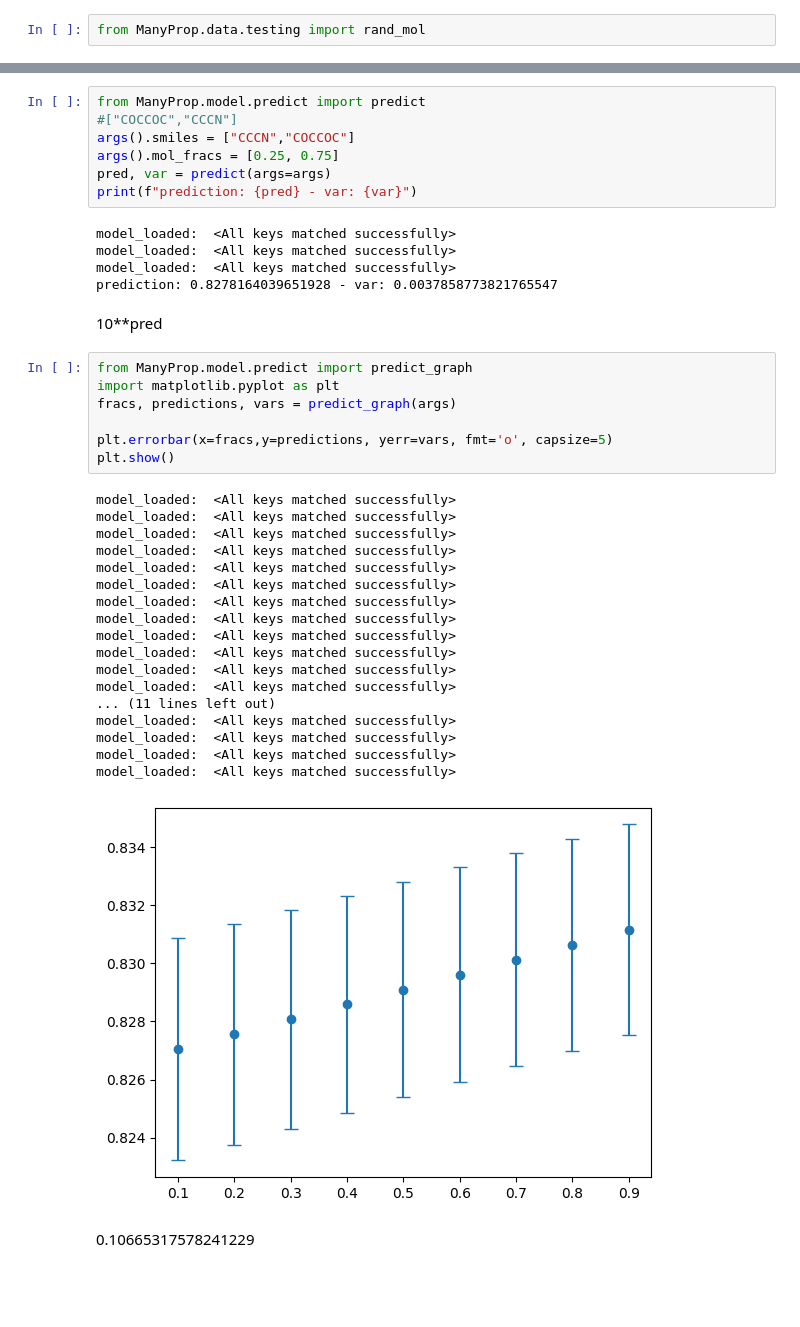
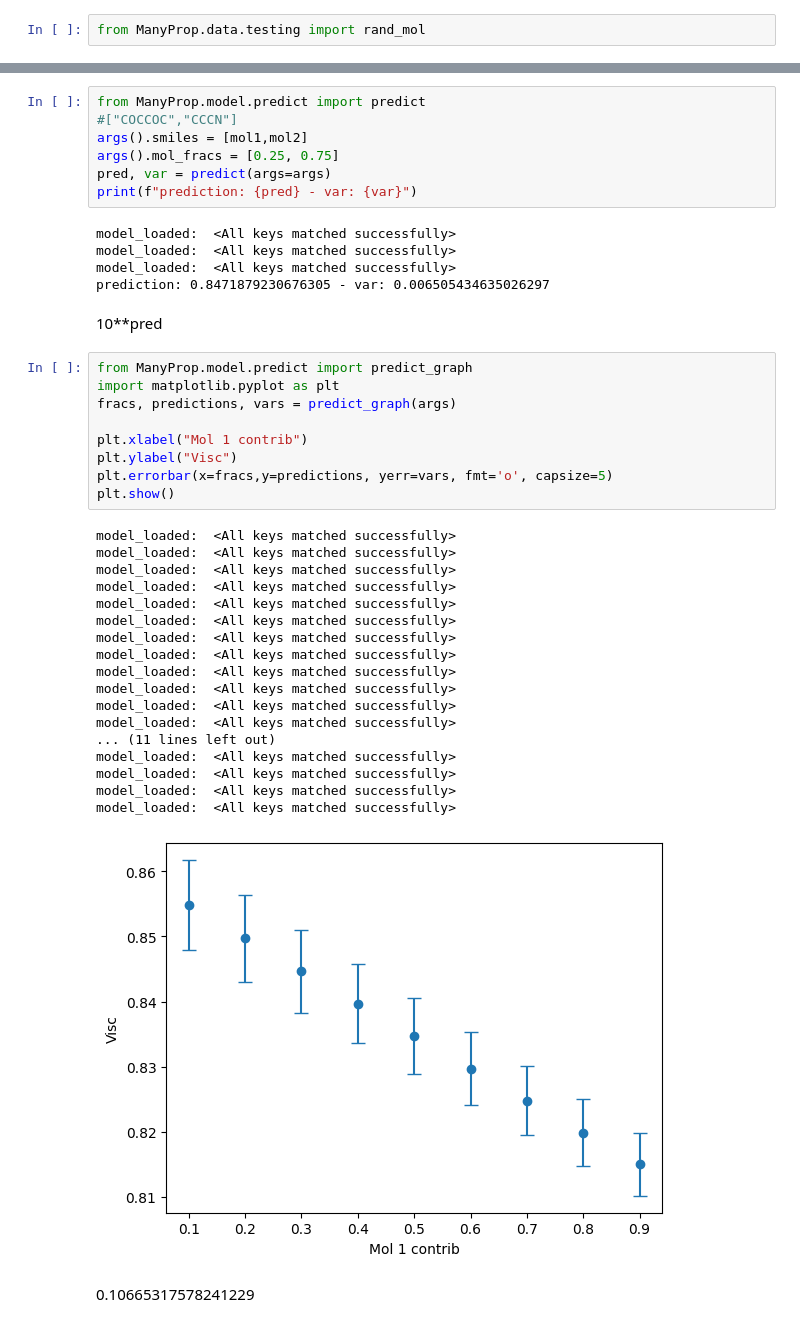
Before and after one commit to Arrowshark1/ManyProp, a Jupyter notebook: testing.ipynb, the cells around one changed output, grey strips where cells are left out. Saved outputs shown, nothing was run; the diff lists cells and outputs as text; blank space fills up the shorter version.

```diff
--- a/testing.ipynb
+++ b/testing.ipynb
@@ -125,7 +256,7 @@ from ManyProp.data.testing import rand_mol
 # %%
 from ManyProp.model.predict import predict
 #["COCCOC","CCCN"]
-args().smiles = ["CCCN","COCCOC"]
+args().smiles = [mol1,mol2]
 args().mol_fracs = [0.25, 0.75]
 pred, var = predict(args=args)
 print(f"prediction: {pred} - var: {var}")
@@ -133,35 +264,37 @@ print(f"prediction: {pred} - var: {var}")
 model_loaded:  <All keys matched successfully>
 model_loaded:  <All keys matched successfully>
 model_loaded:  <All keys matched successfully>
-prediction: 0.8278164039651928 - var: 0.0037858773821765547
+prediction: 0.8471879230676305 - var: 0.006505434635026297
 # %% [markdown]
 10**pred
 # %%
 from ManyProp.model.predict import predict_graph
 import matplotlib.pyplot as plt
 fracs, predictions, vars = predict_graph(args)
 
+plt.xlabel("Mol 1 contrib")
+plt.ylabel("Visc")
 plt.errorbar(x=fracs,y=predictions, yerr=vars, fmt='o', capsize=5)
 plt.show()
 # %% [output]
 model_loaded:  <All keys matched successfully>
 model_loaded:  <All keys matched successfully>
 model_loaded:  <All keys matched successfully>
 model_loaded:  <All keys matched successfully>
 model_loaded:  <All keys matched successfully>
 model_loaded:  <All keys matched successfully>
 model_loaded:  <All keys matched successfully>
 model_loaded:  <All keys matched successfully>
 model_loaded:  <All keys matched successfully>
 model_loaded:  <All keys matched successfully>
 model_loaded:  <All keys matched successfully>
 model_loaded:  <All keys matched successfully>
 ... (11 lines left out)
 model_loaded:  <All keys matched successfully>
 model_loaded:  <All keys matched successfully>
 model_loaded:  <All keys matched successfully>
 model_loaded:  <All keys matched successfully>
-[figure, old version]
+[figure, new version]
 # %% [markdown]
 0.10665317578241229
 # %% [markdown]
```
Also changed, not shown: parts of 9 cells of this notebook, 6 other files.
